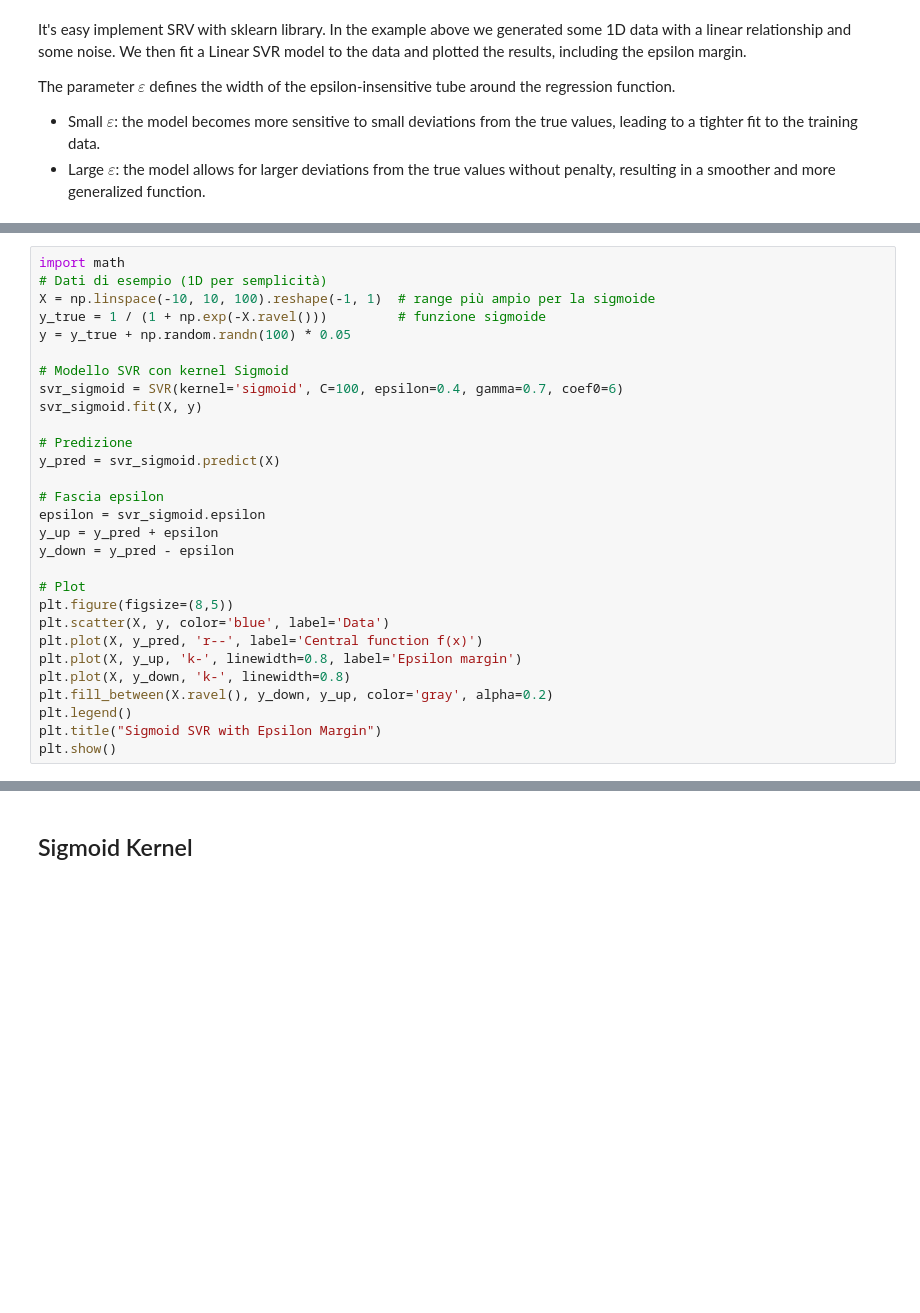
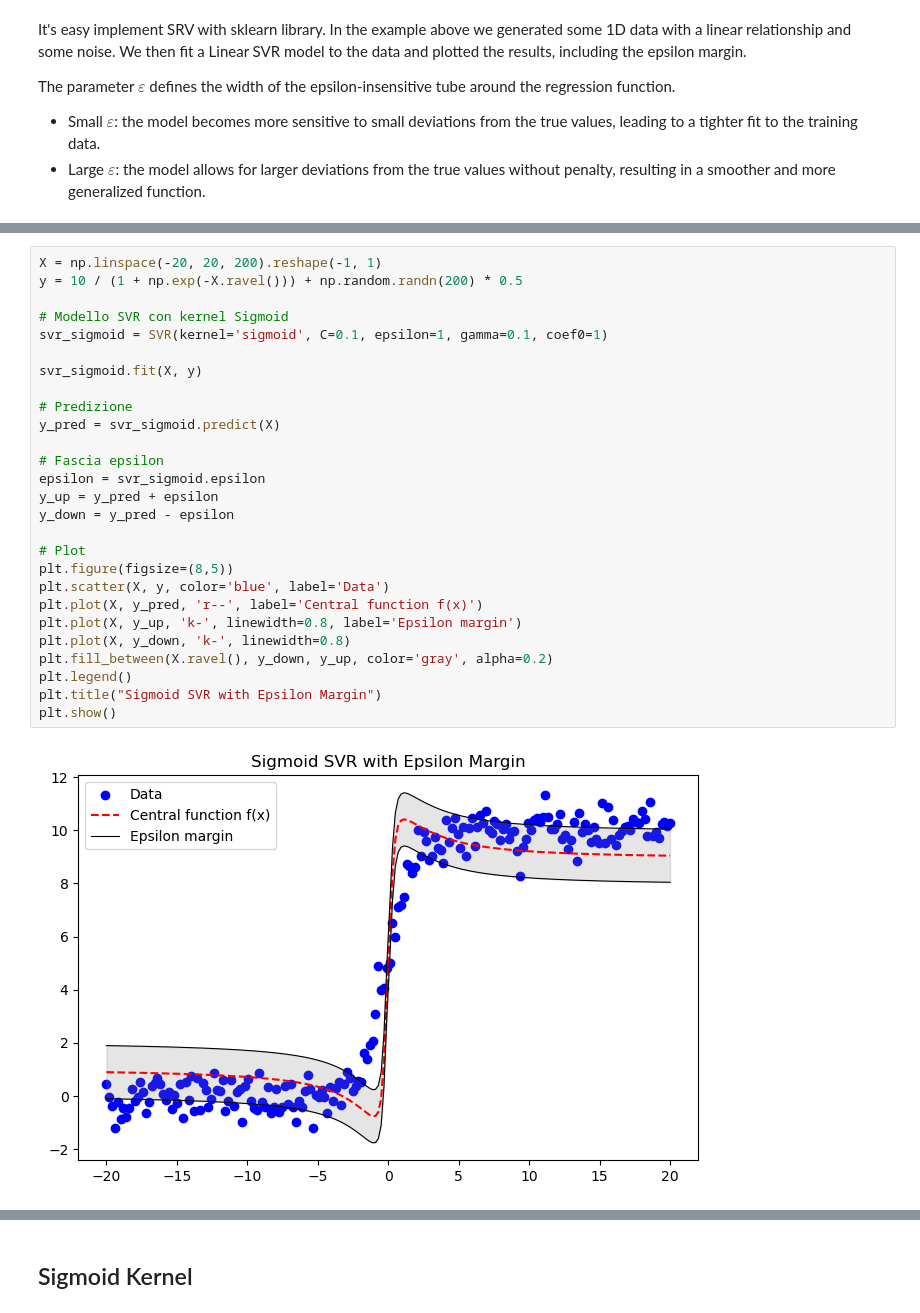
Before and after one commit to GennaiG00/SupportVectorRegression, a Jupyter notebook: sample.ipynb, the cells around one changed output, grey strips where cells are left out. Drawn from its saved outputs; the diff is of its cells as text; blank space fills up the shorter version.

```diff
--- a/sample.ipynb
+++ b/sample.ipynb
@@ -276,29 +313,29 @@ plt.show()
 # %%
-import math
-# Dati di esempio (1D per semplicità)
-X = np.linspace(-10, 10, 100).reshape(-1, 1)  # range più ampio per la sigmoide
-y_true = 1 / (1 + np.exp(-X.ravel()))         # funzione sigmoide
-y = y_true + np.random.randn(100) * 0.05
+X = np.linspace(-20, 20, 200).reshape(-1, 1)
+y = 10 / (1 + np.exp(-X.ravel())) + np.random.randn(200) * 0.5
 
 # Modello SVR con kernel Sigmoid
-svr_sigmoid = SVR(kernel='sigmoid', C=100, epsilon=0.4, gamma=0.7, coef0=6)
+svr_sigmoid = SVR(kernel='sigmoid', C=0.1, epsilon=1, gamma=0.1, coef0=1)
+
 svr_sigmoid.fit(X, y)
 
 # Predizione
 y_pred = svr_sigmoid.predict(X)
 
 # Fascia epsilon
 epsilon = svr_sigmoid.epsilon
 y_up = y_pred + epsilon
 y_down = y_pred - epsilon
 
 # Plot
 plt.figure(figsize=(8,5))
 plt.scatter(X, y, color='blue', label='Data')
 plt.plot(X, y_pred, 'r--', label='Central function f(x)')
 plt.plot(X, y_up, 'k-', linewidth=0.8, label='Epsilon margin')
 plt.plot(X, y_down, 'k-', linewidth=0.8)
 plt.fill_between(X.ravel(), y_down, y_up, color='gray', alpha=0.2)
 plt.legend()
 plt.title("Sigmoid SVR with Epsilon Margin")
 plt.show()
+# %% [output]
+[figure, added]
```
Also changed, not shown: parts of 12 cells of this notebook.
